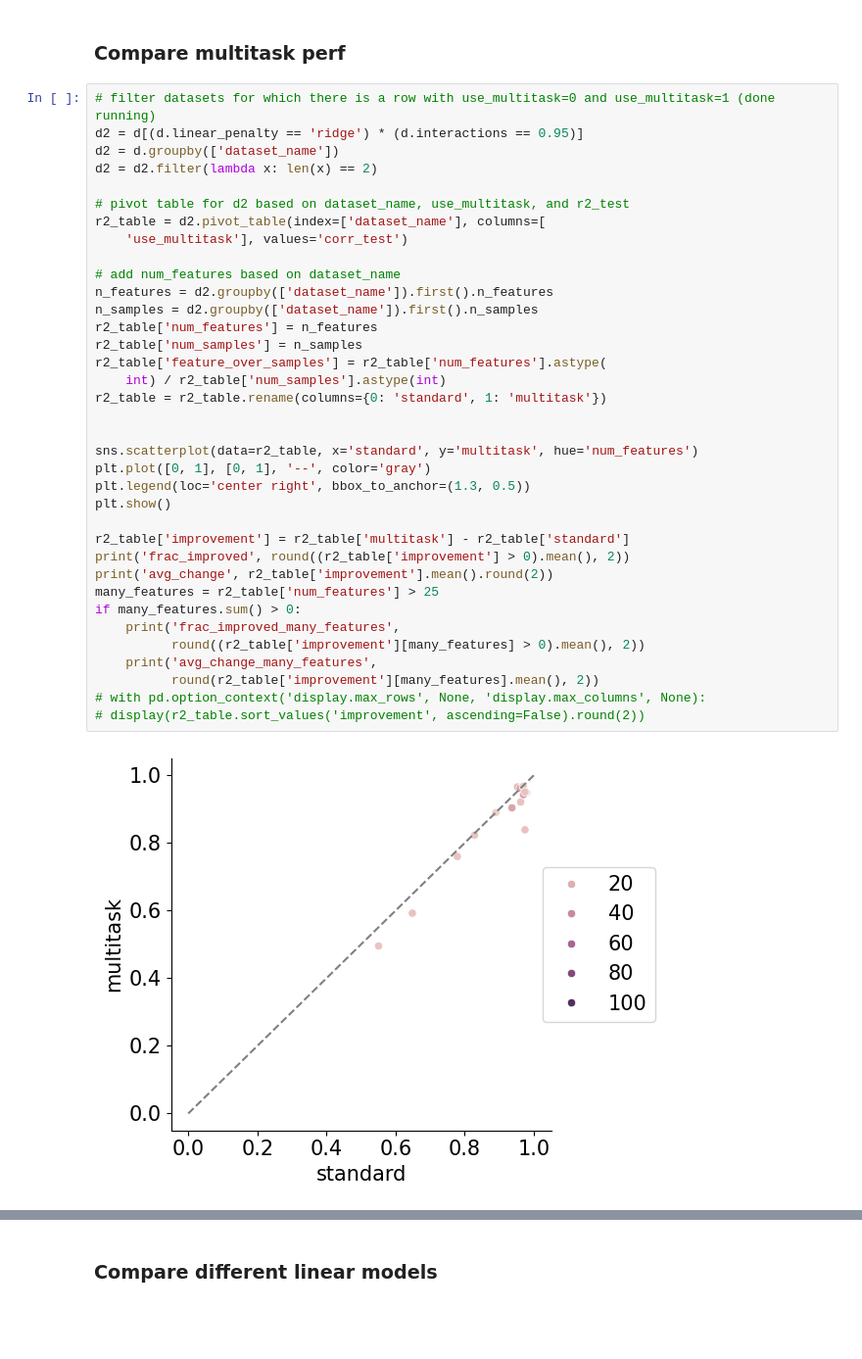
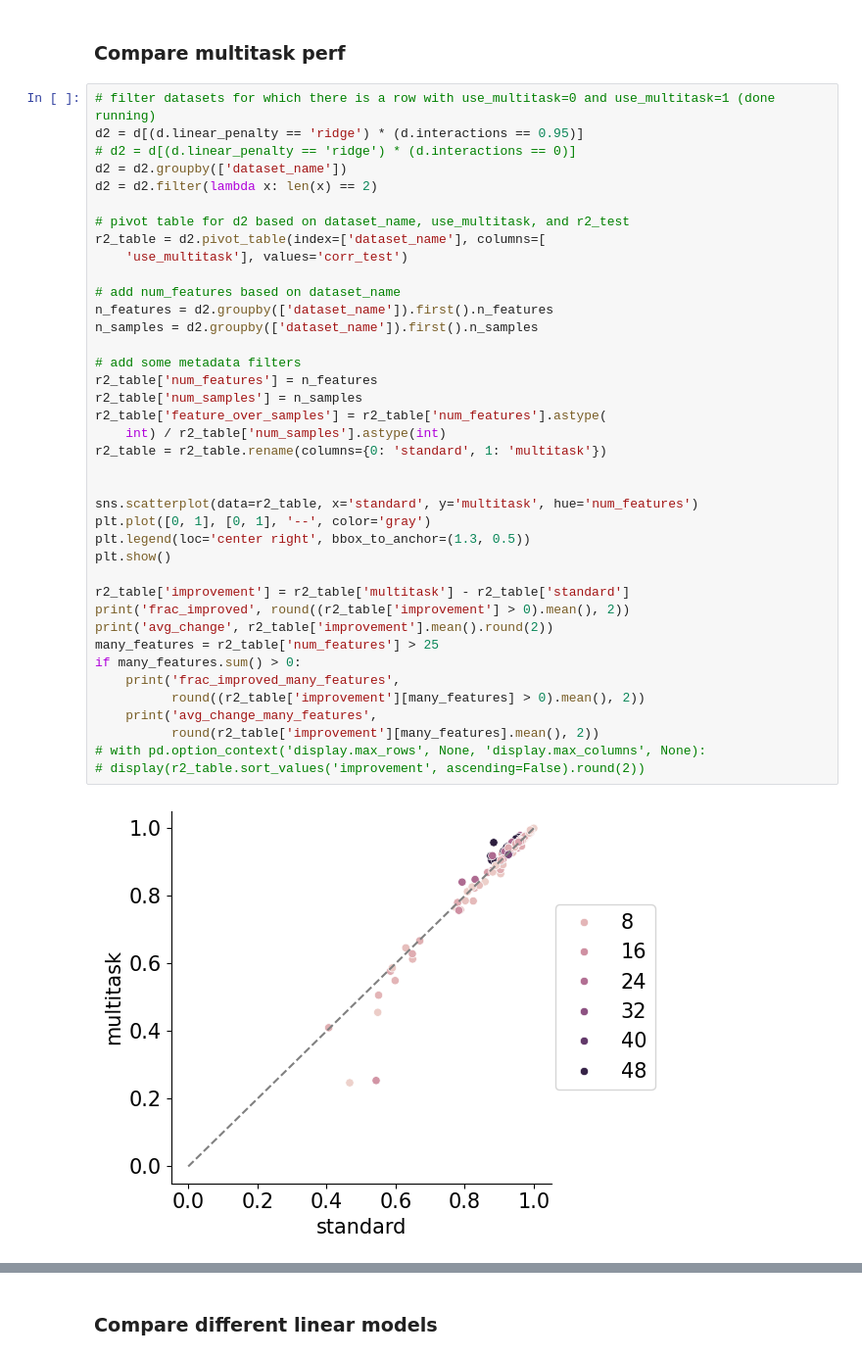
Before and after one commit to csinva/gam-experiments, a Jupyter notebook: notebooks/05_multitask_gam.ipynb, the cells around one changed output, grey strips where cells are left out. Shown at 98% size. Saved outputs shown, nothing was run; the diff lists cells and outputs as text; blank space fills up the shorter version.

```diff
--- a/notebooks/05_multitask_gam.ipynb
+++ b/notebooks/05_multitask_gam.ipynb
@@ -45,38 +45,41 @@ dtype: int64
 # %%
 # filter datasets for which there is a row with use_multitask=0 and use_multitask=1 (done running)
 d2 = d[(d.linear_penalty == 'ridge') * (d.interactions == 0.95)]
-d2 = d.groupby(['dataset_name'])
+# d2 = d[(d.linear_penalty == 'ridge') * (d.interactions == 0)]
+d2 = d2.groupby(['dataset_name'])
 d2 = d2.filter(lambda x: len(x) == 2)
 
 # pivot table for d2 based on dataset_name, use_multitask, and r2_test
 r2_table = d2.pivot_table(index=['dataset_name'], columns=[
     'use_multitask'], values='corr_test')
 
 # add num_features based on dataset_name
 n_features = d2.groupby(['dataset_name']).first().n_features
 n_samples = d2.groupby(['dataset_name']).first().n_samples
+
+# add some metadata filters
 r2_table['num_features'] = n_features
 r2_table['num_samples'] = n_samples
 r2_table['feature_over_samples'] = r2_table['num_features'].astype(
     int) / r2_table['num_samples'].astype(int)
 r2_table = r2_table.rename(columns={0: 'standard', 1: 'multitask'})
 
 
 sns.scatterplot(data=r2_table, x='standard', y='multitask', hue='num_features')
 plt.plot([0, 1], [0, 1], '--', color='gray')
 plt.legend(loc='center right', bbox_to_anchor=(1.3, 0.5))
 plt.show()
 
 r2_table['improvement'] = r2_table['multitask'] - r2_table['standard']
 print('frac_improved', round((r2_table['improvement'] > 0).mean(), 2))
 print('avg_change', r2_table['improvement'].mean().round(2))
 many_features = r2_table['num_features'] > 25
 if many_features.sum() > 0:
     print('frac_improved_many_features',
           round((r2_table['improvement'][many_features] > 0).mean(), 2))
     print('avg_change_many_features',
           round(r2_table['improvement'][many_features].mean(), 2))
 # with pd.option_context('display.max_rows', None, 'display.max_columns', None):
 # display(r2_table.sort_values('improvement', ascending=False).round(2))
 # %% [output]
-[figure, old version]
+[figure, new version]
```
Also changed, not shown: parts of 4 cells of this notebook, 6 other files.
